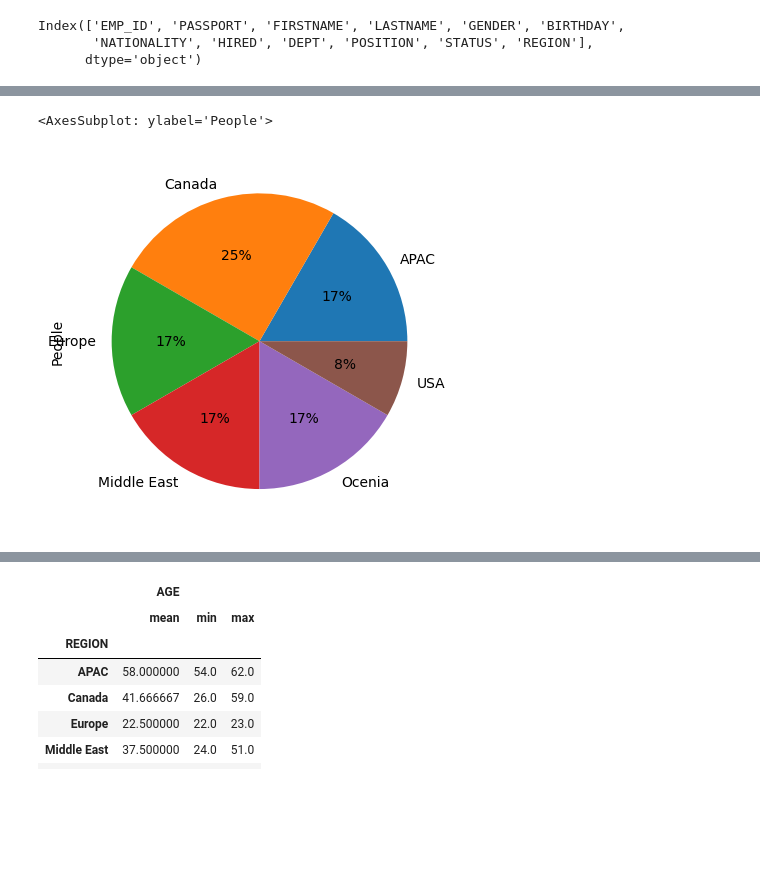
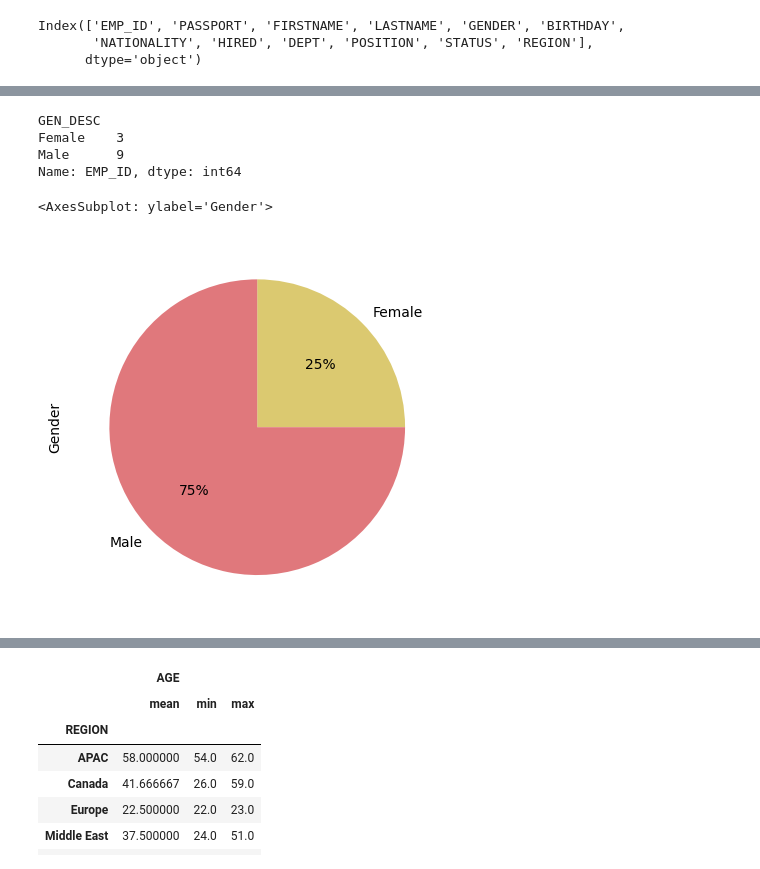
Before and after one commit to devmountaintechfest/hackathon-season2, a Jupyter notebook: src/visualize.ipynb, the cells around one changed output, grey strips where cells are left out. Drawn from its saved outputs; the diff is of its cells as text; code cells hidden in the pictures; blank space fills up the shorter version.

Commit message:
add visualize

```diff
--- a/src/visualize.ipynb
+++ b/src/visualize.ipynb
@@ -27,3 +27,6 @@ dev_club_dataframe
 | 9 | 80 | EUC74ENE9ZK | Ryan | Rush | 0 | 13-06-1998 | Italy | 31-07-2019 | Aircraft Maintenance | Pilot | ... |
 | 10 | 95 | OUP31WOE2IE | Dara | Wilcox | 1 | 29-06-1996 | Singapore | 18-05-2011 | Flight Attendance | Airhostess | ... |
 | 11 | 97 | SUF73DKV4QE | Dante | Hart | 0 | 21-12-1999 | Peru | 22-02-2016 | Pilot | Pilot | ... |
+# %%
+dev_club_dataframe['GEN_DESC'] = np.where(dev_club_dataframe['GENDER'] == 0, "Male", "Female")
+dev_club_dataframe
@@ -30,5 +47,12 @@ dev_club_dataframe
+# %%
+dev_club_dataframe.groupby(["GEN_DESC"])["EMP_ID"].count()
+# %% [output]
+GEN_DESC
+Female    3
+Male      9
+Name: EMP_ID, dtype: int64
 # %%
-dev_club_dataframe.groupby(["REGION"])["FIRSTNAME"].count().plot.pie(ylabel='People',autopct='%1.0f%%')
+dev_club_dataframe.groupby(["GEN_DESC"])["EMP_ID"].count().plot.pie(ylabel='Gender',autopct='%1.0f%%',colors = ['#DBC970','#E0787C'])
 # %% [output]
-<AxesSubplot: ylabel='People'>
+<AxesSubplot: ylabel='Gender'>
-[figure, old version]
+[figure, new version]
```
Also changed, not shown: parts of 7 cells of this notebook, 2 other files.
